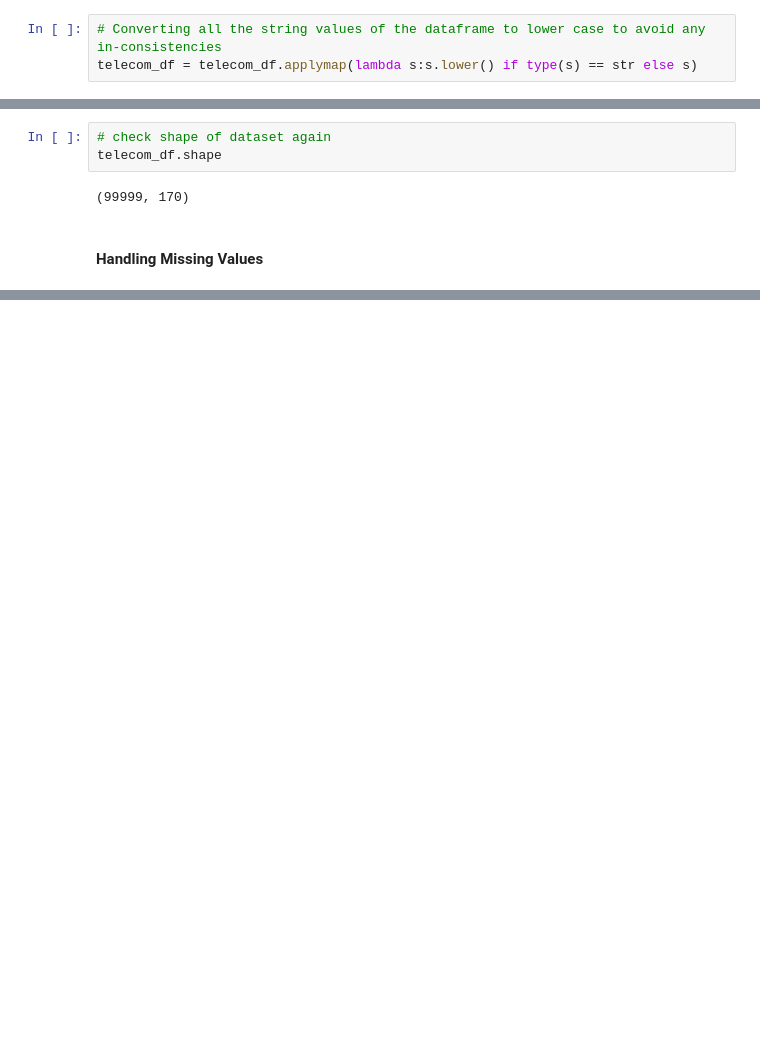
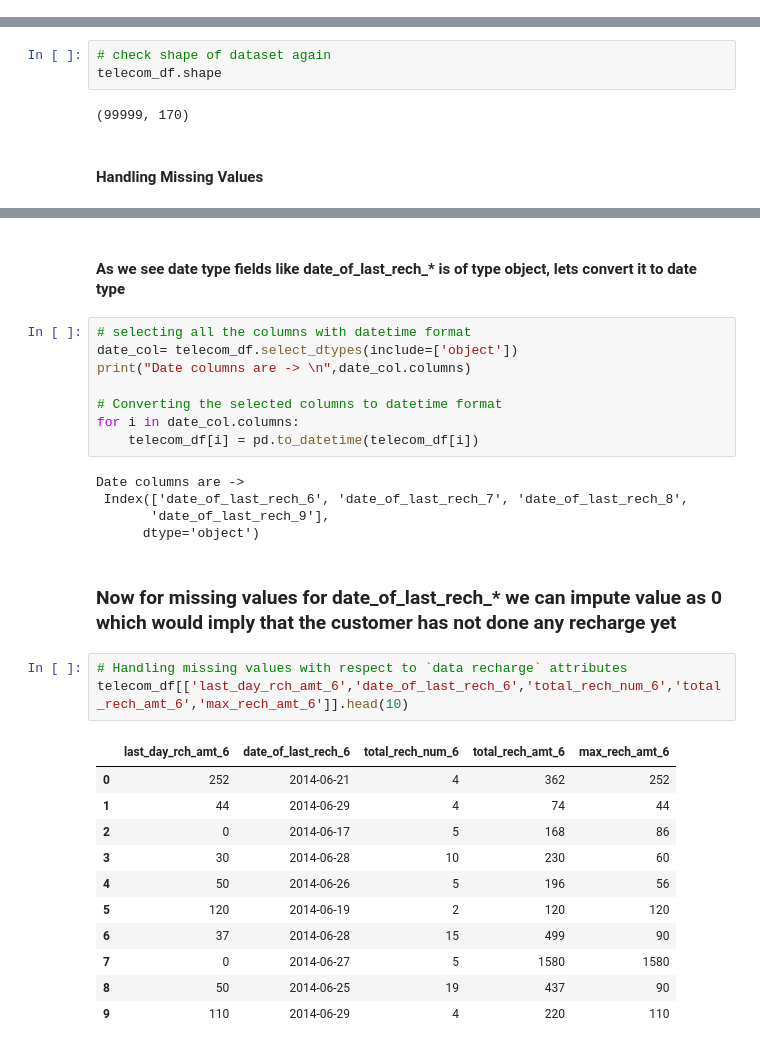
Before and after one commit to connectin-neha/data-science, a Jupyter notebook: case_study/telecom_churn/telecom_churn.ipynb, the cells around one changed output, grey strips where cells are left out. Saved outputs shown, nothing was run; the diff lists cells and outputs as text; blank space fills up the shorter version.

```diff
--- a/case_study/telecom_churn/telecom_churn.ipynb
+++ b/case_study/telecom_churn/telecom_churn.ipynb
@@ -227,9 +208,6 @@ telecom_values_missing_10
 Series([], dtype: float64)
 # %% [markdown]
 ### Since there are no columns now with more than 10% missing values we can handle these data
-# %%
-# Converting all the string values of the dataframe to lower case to avoid any in-consistencies
-telecom_df = telecom_df.applymap(lambda s:s.lower() if type(s) == str else s)
 # %% [markdown]
 #### Check if there are columns with one unique value since it won't be beneficial our analysis
 # %%
@@ -324,0 +309,32 @@ dtype: float64
+# %% [markdown]
+#### As we see date type fields like date_of_last_rech_* is of type object, lets convert it to date type
+# %%
+# selecting all the columns with datetime format
+date_col= telecom_df.select_dtypes(include=['object'])
+print("Date columns are -> \n",date_col.columns)
+
+# Converting the selected columns to datetime format
+for i in date_col.columns:
+    telecom_df[i] = pd.to_datetime(telecom_df[i])
+# %% [output]
+Date columns are ->
+ Index(['date_of_last_rech_6', 'date_of_last_rech_7', 'date_of_last_rech_8',
+       'date_of_last_rech_9'],
+      dtype='object')
+# %% [markdown]
+### Now for missing values for date_of_last_rech_* we can impute value as 0 which would imply that the customer has not done any recharge yet
+# %%
+# Handling missing values with respect to `data recharge` attributes
+telecom_df[['last_day_rch_amt_6','date_of_last_rech_6','total_rech_num_6','total_rech_amt_6','max_rech_amt_6']].head(10)
+# %% [output]
+|  | last_day_rch_amt_6 | date_of_last_rech_6 | total_rech_num_6 | total_rech_amt_6 | max_rech_amt_6 |
+| 0 | 252 | 2014-06-21 | 4 | 362 | 252 |
+| 1 | 44 | 2014-06-29 | 4 | 74 | 44 |
+| 2 | 0 | 2014-06-17 | 5 | 168 | 86 |
+| 3 | 30 | 2014-06-28 | 10 | 230 | 60 |
+| 4 | 50 | 2014-06-26 | 5 | 196 | 56 |
+| 5 | 120 | 2014-06-19 | 2 | 120 | 120 |
+| 6 | 37 | 2014-06-28 | 15 | 499 | 90 |
+| 7 | 0 | 2014-06-27 | 5 | 1580 | 1580 |
+| 8 | 50 | 2014-06-25 | 19 | 437 | 90 |
+| 9 | 110 | 2014-06-29 | 4 | 220 | 110 |
```
Also changed, not shown: parts of 9 cells of this notebook.
